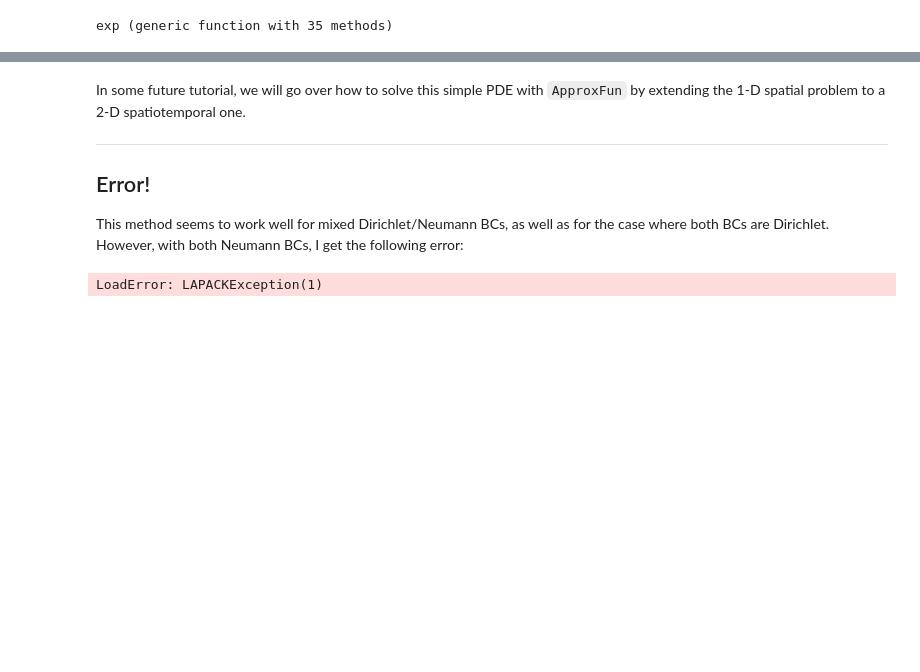
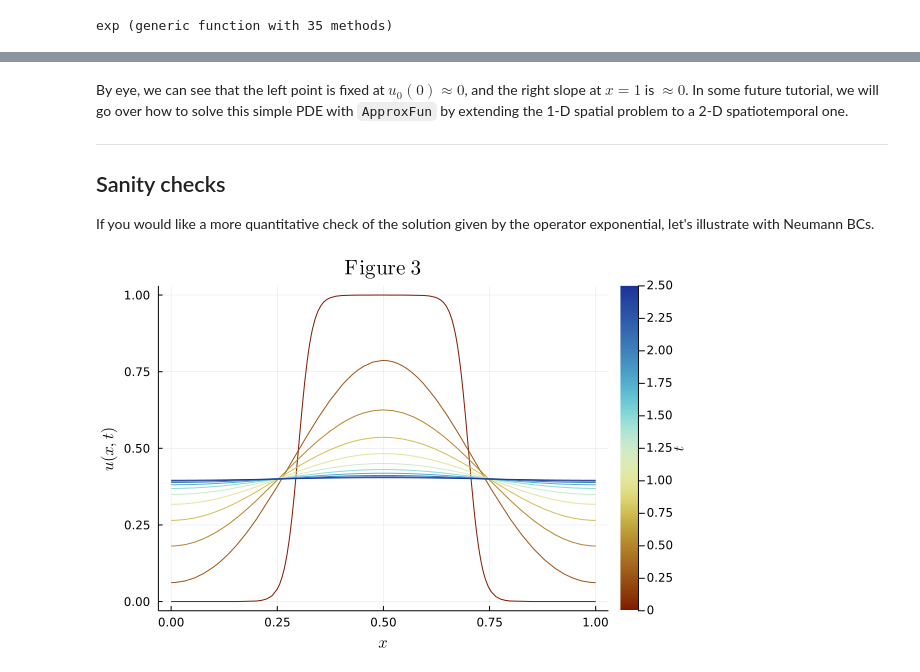
Before and after one commit to mjyshin/math-tutorials, a Jupyter notebook: operator_exponential.ipynb, the cells around one changed output, grey strips where cells are left out. Saved outputs shown, nothing was run; the diff lists cells and outputs as text; code cells hidden in the pictures; blank space fills up the shorter version.

Commit message:
Fixed Neumann conditions case.

```diff
--- a/operator_exponential.ipynb
+++ b/operator_exponential.ipynb
@@ -139,13 +147,18 @@ display(fig2)
 # %% [markdown]
-In some future tutorial, we will go over how to solve this simple PDE with `ApproxFun` by extending the 1-D spatial problem to a 2-D spatiotemporal one.
+By eye, we can see that the left point is fixed at $u_0(0) \approx 0$, and the right slope at $x=1$ is $\approx 0$. In some future tutorial, we will go over how to solve this simple PDE with `ApproxFun` by extending the 1-D spatial problem to a 2-D spatiotemporal one.
 
 ---
 
-## Error!
+## Sanity checks
 
-This method seems to work well for mixed Dirichlet/Neumann BCs, as well as for the case where both BCs are Dirichlet. However, with both Neumann BCs, I get the following error:
+If you would like a more quantitative check of the solution given by the operator exponential, let's illustrate with Neumann BCs.
 # %%
 B = [lneumann(X);rneumann(X)]
+t = t/2
 u = exp.(Ref(L),Ref(B),t,u0)
+
+fig3 = plot(xlabel=L"x",ylabel=L"u(x,t)",title=L"\textrm{Figure\ 3}",fmt=:png)
+fig3 = plot!(u,line_z=t',color=:roma,cbar=true,cbartitle=L"t",legend=false)
+display(fig3)
 # %% [output]
-LoadError: LAPACKException(1)
+[figure, added]
```
Also changed, not shown: parts of 15 cells of this notebook.
